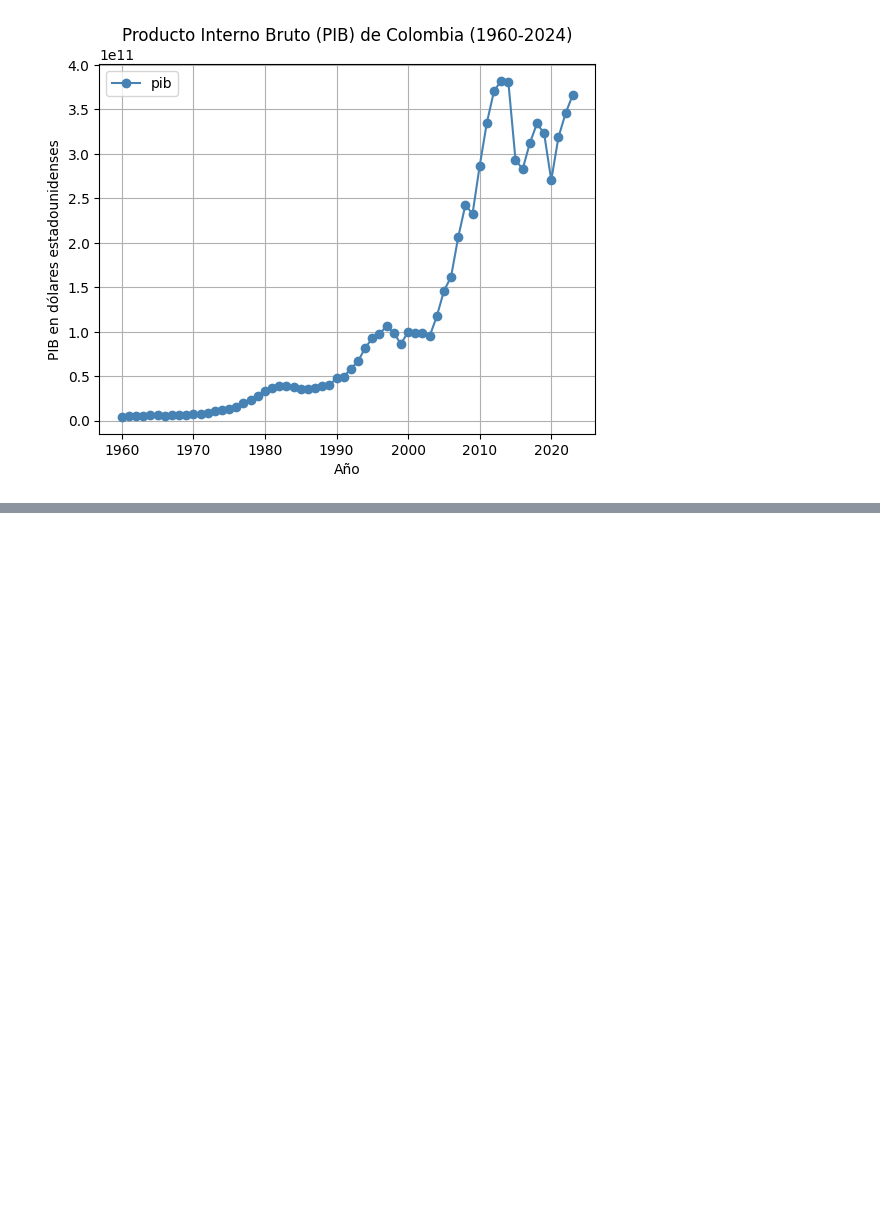
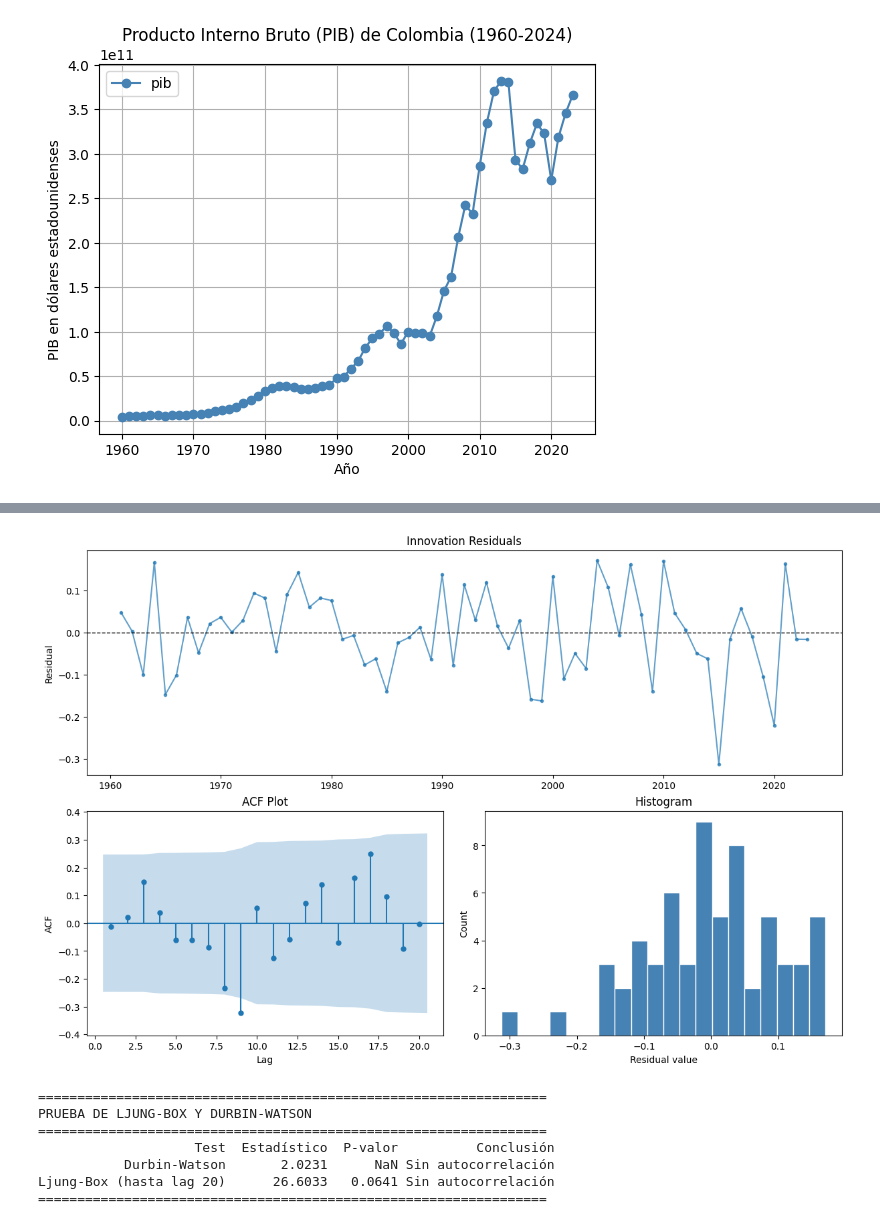
Before and after one commit to fersalme/regresion-lineal-series-tiempo, a Jupyter notebook: 03-modelos-ARMA-ARIMA/01-ejercicios-Python.ipynb, the cells around one changed output, grey strips where cells are left out. Drawn from its saved outputs; the diff is of its cells as text; code cells hidden in the pictures; blank space fills up the shorter version.

```diff
--- a/03-modelos-ARMA-ARIMA/01-ejercicios-Python.ipynb
+++ b/03-modelos-ARMA-ARIMA/01-ejercicios-Python.ipynb
@@ -52,0 +207,7 @@ plt.show()
+# %%
+# ARIMA(0, 1, 1)
+m_arima011 = ARIMA(pib_crecimiento, order = (0, 0, 1)).fit()
+print(m_arima011.summary())
+
+# guardar
+modelos["ARIMA(0, 1, 1)"] = m_arima011
@@ -52,0 +232,7 @@ plt.show()
+# %%
+# ARIMA(1, 1, 1)
+m_arima111 = ARIMA(pib_crecimiento, order = (1, 0, 1)).fit()
+print(m_arima111.summary())
+
+# guardar
+modelos["ARIMA(1, 1, 1)"] = m_arima111
@@ -52,0 +301,52 @@ plt.show()
+# %%
+# Verificar ruido blanco
+# Diagnostico del modelo
+def plot_diagnostics(modelo, n_lags=None, time_axis=None):
+    if not "statsmodels" in str(type(modelo)):
+        raise TypeError("El objeto debe ser un modelo ajustado de statsmodels.")
+
+    # Extraemos residuos directamente del objeto de resultados
+    resid = modelo.resid
+
+    # Si no se provee un eje de tiempo, usamos el índice de los residuos
+    if time_axis is None:
+        time_axis = resid.index
+
+    fig, axes = plt.subplot_mosaic(
+        [["resid", "resid"], ["acf", "hist"]],
+        figsize=(12, 8),
+        constrained_layout=True
+    )
+
+    # Gráfico de Residuos
+    ax = axes["resid"]
+    ax.plot(time_axis, resid, marker='.', linestyle='-', alpha=0.7)
+    ax.axhline(0, color='black', linestyle='--', linewidth=1)
+    ax.set(title="Innovation Residuals", ylabel="Residual")
+
+    # Gráfico ACF
+    ax = axes["acf"]
+    plot_acf(resid, ax=ax, zero=False, lags=n_lags, auto_ylims=True)
+    ax.set(title="ACF Plot", xlabel="Lag", ylabel='ACF')
+
+    # Histograma
+    ax = axes["hist"]
+    ax.hist(resid, bins=20, edgecolor='white', color='steelblue')
+    ax.set(title="Histogram", xlabel="Residual value", ylabel="Count")
+
+    plt.show()
+
+    # test_autocorrelacion
+    test_autocorrelacion(resid, n_lags=n_lags)
+
+# Ejecución de la función
+plot_diagnostics(modelo = modelos["ARIMA(1, 1, 0)"], n_lags=20, time_axis=pib_crecimiento.index)
+# %% [output]
+[figure, added]
+=================================================================
+PRUEBA DE LJUNG-BOX Y DURBIN-WATSON
+=================================================================
+                    Test  Estadístico  P-valor          Conclusión
+           Durbin-Watson       2.0231      NaN Sin autocorrelación
+Ljung-Box (hasta lag 20)      26.6033   0.0641 Sin autocorrelación
+=================================================================
```
Also changed, not shown: parts of 20 cells of this notebook.
